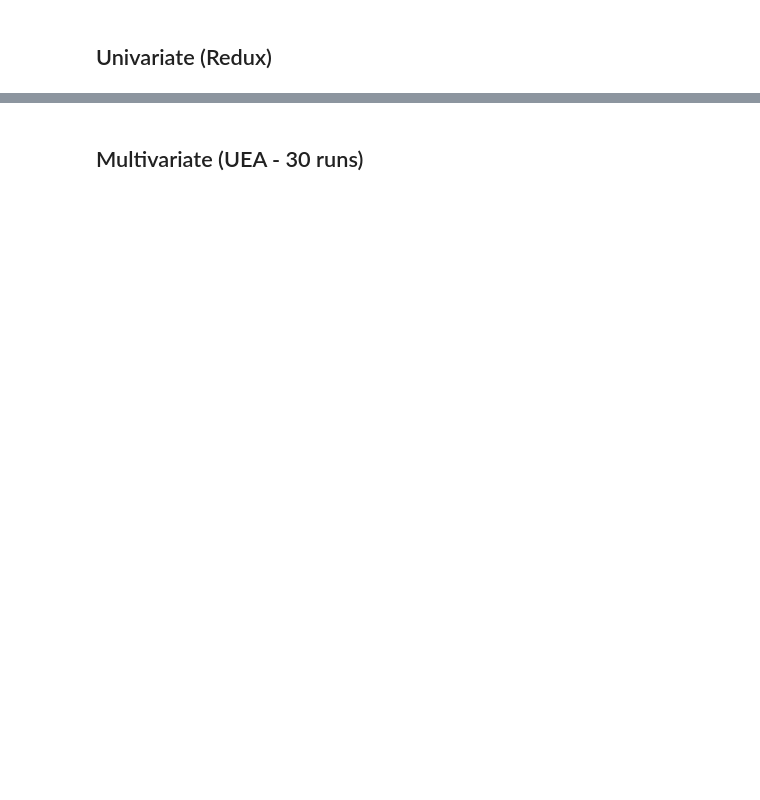
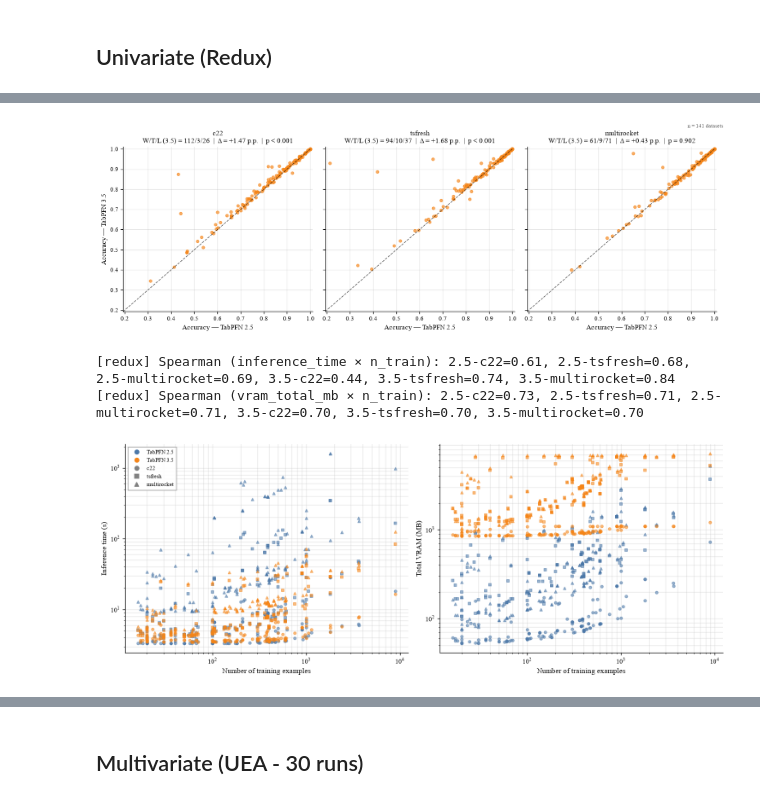
Before and after one commit to gabrielcmerlin/FewShot-TS2TabPFN, a Jupyter notebook: results/plots.ipynb, the cells around one changed output, grey strips where cells are left out. Cells and saved outputs as stored; diff of their text form; code cells hidden in the pictures; blank space fills up the shorter version.

```diff
--- a/results/plots.ipynb
+++ b/results/plots.ipynb
@@ -573,0 +1096,8 @@ plt.show()
+# %%
+plot_acc_2v3("redux")
+plot_scaling("redux")
+# %% [output]
+[figure, added]
+[redux] Spearman (inference_time × n_train): 2.5-c22=0.61, 2.5-tsfresh=0.68, 2.5-multirocket=0.69, 3.5-c22=0.44, 3.5-tsfresh=0.74, 3.5-multirocket=0.84
+[redux] Spearman (vram_total_mb × n_train): 2.5-c22=0.73, 2.5-tsfresh=0.71, 2.5-multirocket=0.71, 3.5-c22=0.70, 3.5-tsfresh=0.70, 3.5-multirocket=0.70
+[figure, added]
```
Also changed, not shown: parts of 81 cells of this notebook, 36 other files.
